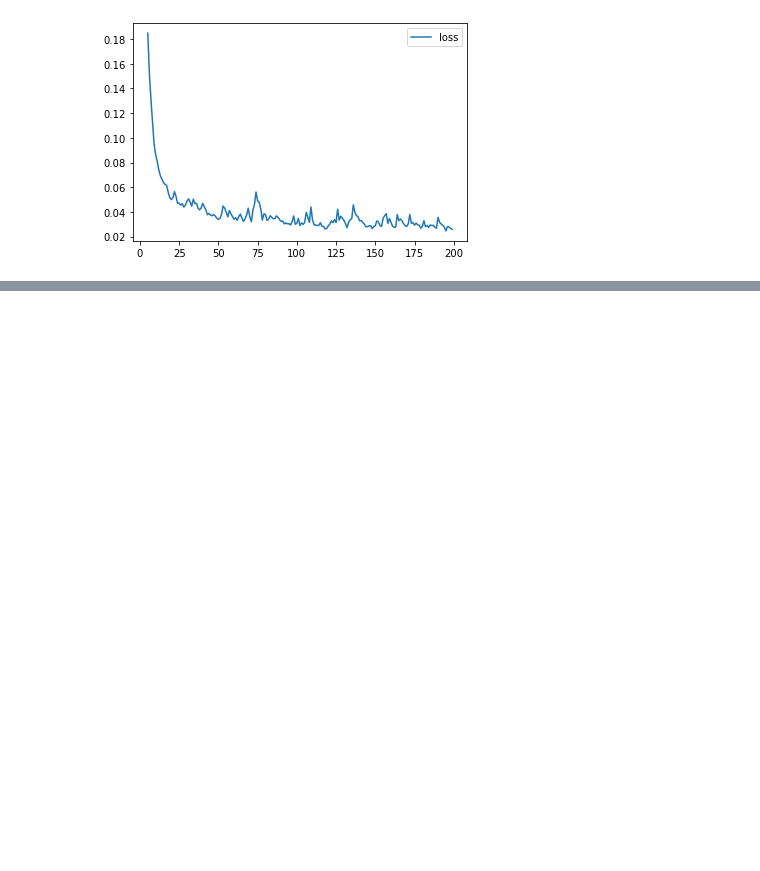
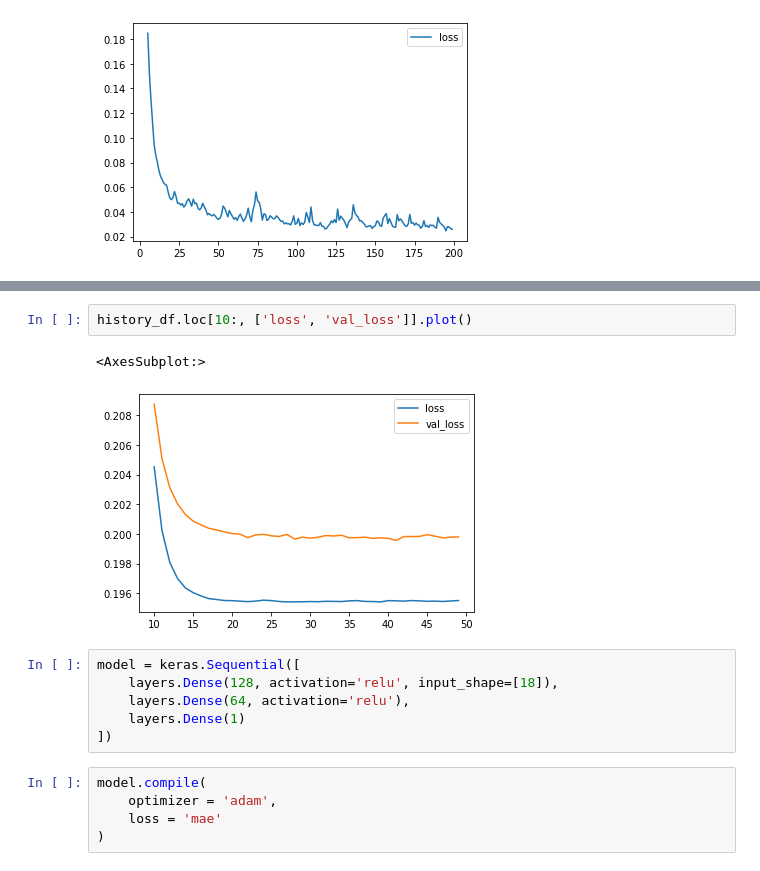
Before and after one commit to AliakbarMehdizadeh/Deep-Neural-Networks, a Jupyter notebook: Intro_to_Deep_Learning.ipynb, the cells around one changed output, grey strips where cells are left out. Saved outputs shown, nothing was run; the diff lists cells and outputs as text; blank space fills up the shorter version.

```diff
--- a/Intro_to_Deep_Learning.ipynb
+++ b/Intro_to_Deep_Learning.ipynb
@@ -291,0 +490,16 @@ history_df.loc[5:, ['loss']].plot();
+# %%
+history_df.loc[10:, ['loss', 'val_loss']].plot()
+# %% [output]
+<AxesSubplot:>
+[figure, added]
+# %%
+model = keras.Sequential([
+    layers.Dense(128, activation='relu', input_shape=[18]),
+    layers.Dense(64, activation='relu'),
+    layers.Dense(1)
+])
+# %%
+model.compile(
+    optimizer = 'adam',
+    loss = 'mae'
+)
```
Also changed, not shown: parts of 52 cells of this notebook.
